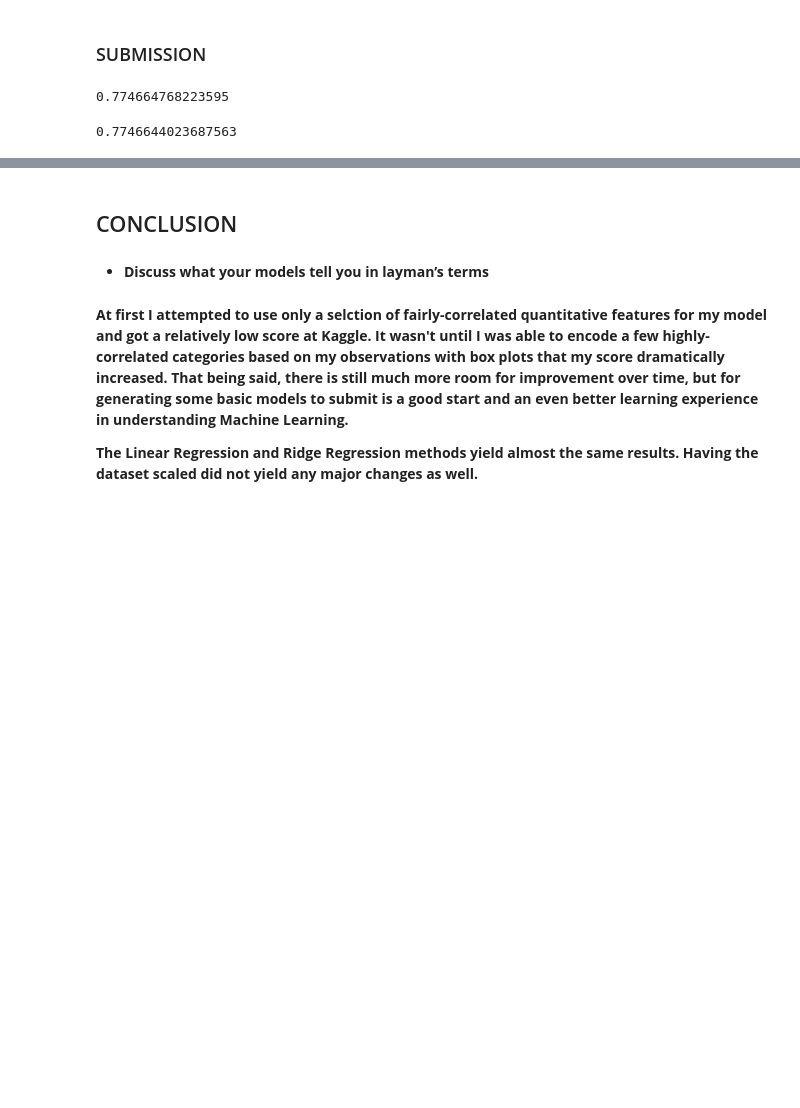
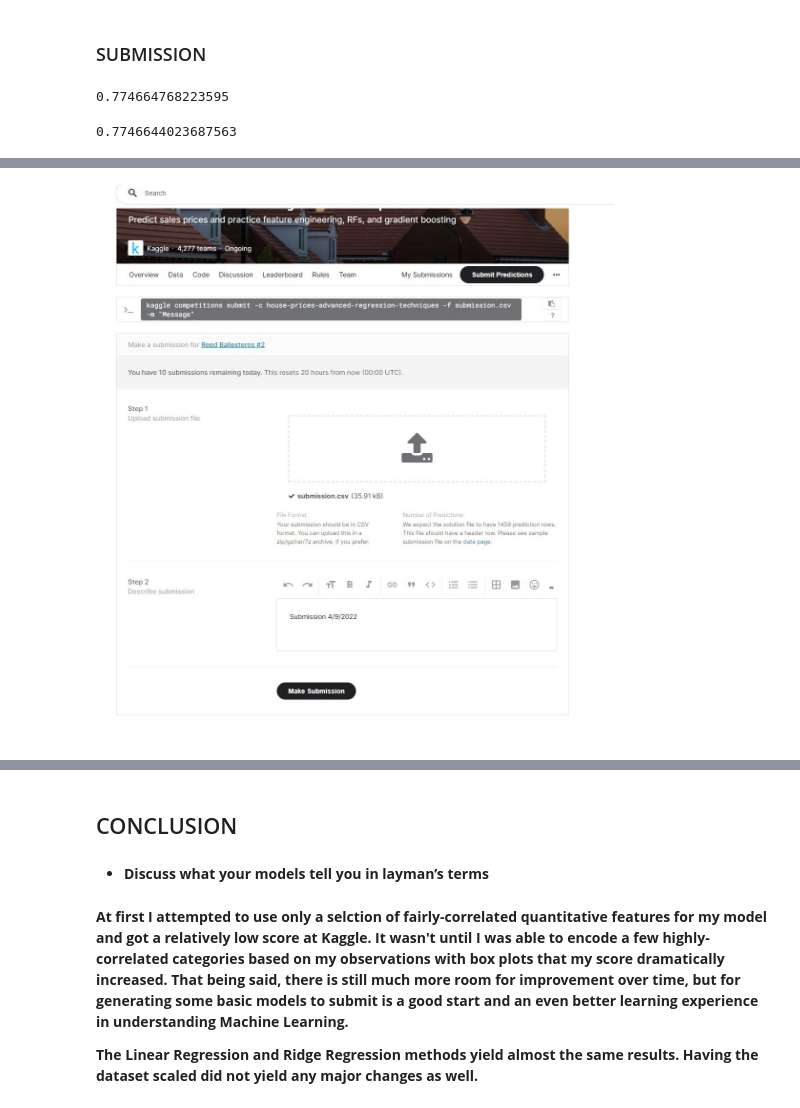
Before and after one commit to ReedBallesterosNU/MSDS-422-DL-Practical-Machine-Learning, a Jupyter notebook: Module-02/Assignment-01/Module 2 Assignment 01 - House Prices - Advanced Regression Techniques EDA (Kaggle).ipynb, the cells around one changed output, grey strips where cells are left out. Cells and saved outputs as stored; diff of their text form; code cells hidden in the pictures; blank space fills up the shorter version.

```diff
--- a/Module-02/Assignment-01/Module 2 Assignment 01 - House Prices - Advanced Regression Techniques EDA (Kaggle).ipynb
+++ b/Module-02/Assignment-01/Module 2 Assignment 01 - House Prices - Advanced Regression Techniques EDA (Kaggle).ipynb
@@ -1580,3 +1578,8 @@ submission.to_csv('submission.csv', index=False)
+# %%
+from IPython.display import Image
+Image(filename="image1.jpg")
+# %% [output]
+[figure, added]
 # %% [markdown]
 - **Provide your Kaggle user name and a screen snapshot of your Kaggle scores.**
 
```
Also changed, not shown: parts of 5 cells of this notebook.
